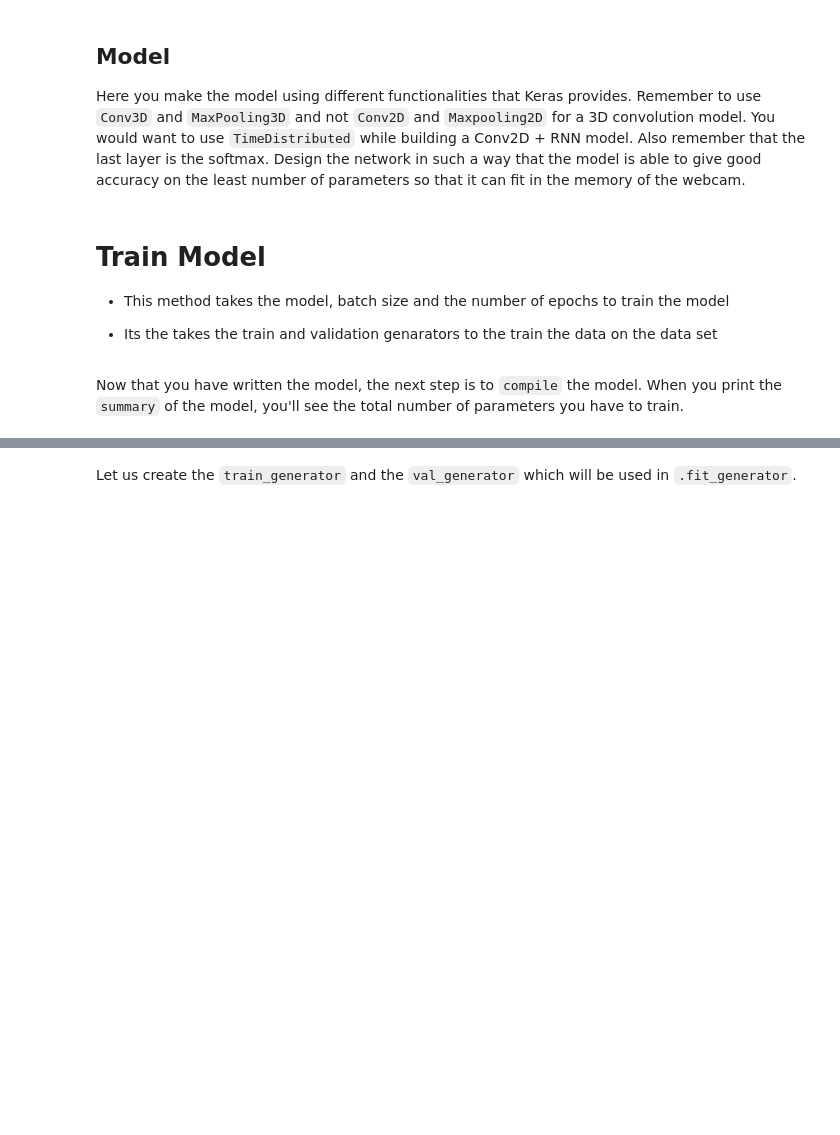
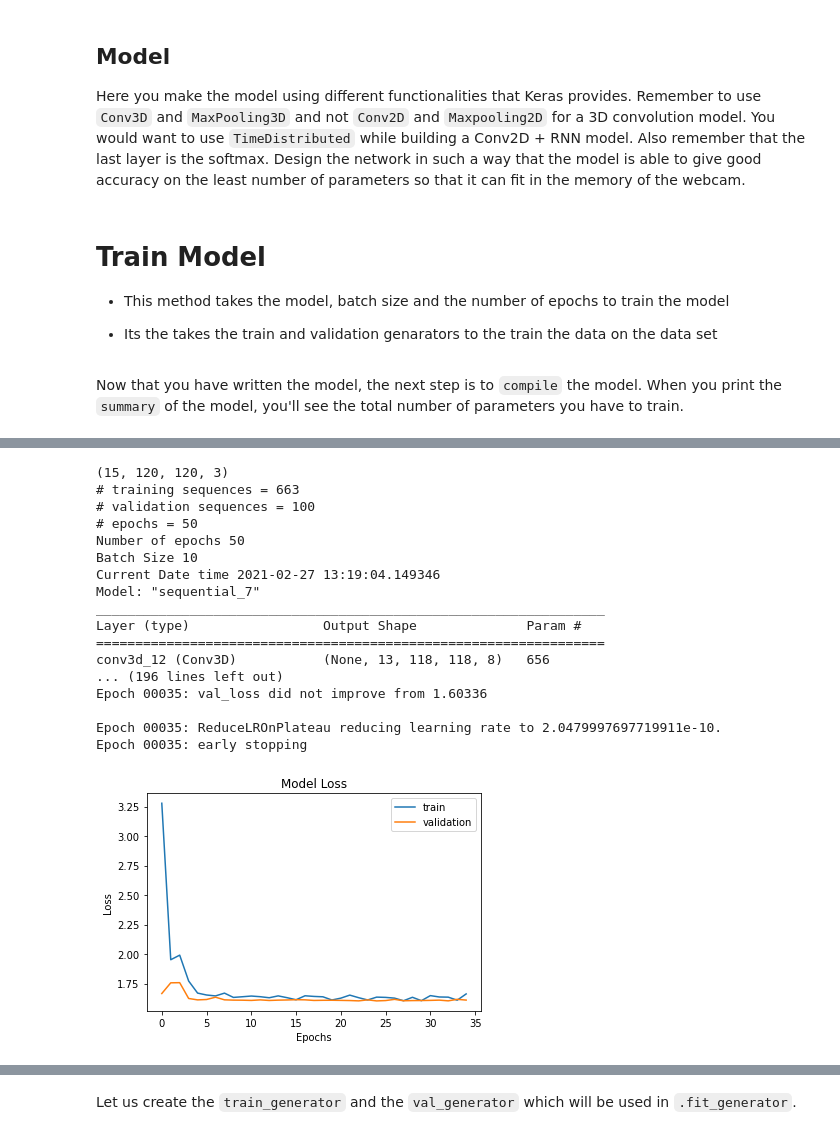
Before and after one commit to ranitha84/gesture_recognition, a Jupyter notebook: Neural_Nets_Project_Starter_Code.ipynb, the cells around one changed output, grey strips where cells are left out. Drawn from its saved outputs; the diff is of its cells as text; code cells hidden in the pictures; blank space fills up the shorter version.

```diff
--- a/Neural_Nets_Project_Starter_Code.ipynb
+++ b/Neural_Nets_Project_Starter_Code.ipynb
@@ -325,7 +339,7 @@ class ModelGenerator:
 
 - Its the takes the train and validation genarators to the train the data on the data set
 # %%
-def train_model( model, batch_size, num_epochs, train_generator, val_generator, optimizer=None):
+def train_model( model, batch_size, num_epochs, train_generator, val_generator, _optimizer=None, learning_rate=0.01):
     curr_dt_time = datetime.datetime.now()
     num_train_sequences = len(train_doc)
     print('# training sequences =', num_train_sequences)
@@ -337,19 +351,14 @@ def train_model( model, batch_size, num_epochs, train_generator, val_generator,
     print('Batch Size {}'.format(batch_size))
     print('Current Date time {}'.format(curr_dt_time))
 
-    if optimizer == None:
-      optimizer = tf.keras.optimizers.Adam(learning_rate=0.01)
-
-    model.compile(optimizer=optimizer, loss='categorical_crossentropy', metrics=['categorical_accuracy'])
-    print (model.summary())
-
+    # Defining call back lists
 
     model_name = 'model_init' + '_' + str(curr_dt_time).replace(' ','').replace(':','_') + '/'
 
     if not os.path.exists(model_name):
         os.mkdir(model_name)
 
-    filepath = model_name + 'model-{epoch:05d}-{loss:.5f}-{categorical_accuracy:.5f}-{val_categorical_accuracy:.5f}.h5'
+    filepath = model_name + 'model-{epoch:05d}-{loss:.5f}-{categorical_accuracy:.5f}-{val_loss:.5f}--{val_categorical_accuracy:.5f}.h5'
 
     checkpoint = ModelCheckpoint(filepath,
                                  monitor='val_loss',
@@ -359,10 +368,20 @@ def train_model( model, batch_size, num_epochs, train_generator, val_generator,
                                  mode='auto')
 
     LR = ReduceLROnPlateau(monitor='val_loss',factor=0.2, patience=2, model='auto', verbose=1)
+    ER = EarlyStopping(monitor='val_loss',patience=10, mode='auto', verbose=1),
 
-    early_stopping = EarlyStopping(monitor='val_loss',patience=10, mode='auto', verbose=1),
 
-    callbacks_list = [checkpoint, LR]
+    callbacks_list = [checkpoint, LR, ER]
+
+    if _optimizer == None:
+      optimizer = tf.keras.optimizers.Adam(learning_rate=learning_rate)
+    elif _optimizer == 'sgd':
+      optimizer = tf.keras.optimizers.SGD(learning_rate=learning_rate)
+      dr = DecayLR()
+      callbacks_list.append(dr)
+
+    model.compile(optimizer=optimizer, loss='categorical_crossentropy', metrics=['categorical_accuracy'])
+    print (model.summary())
 
     if (num_train_sequences%batch_size) == 0:
       steps_per_epoch = int(num_train_sequences/batch_size)
@@ -374,7 +393,7 @@ def train_model( model, batch_size, num_epochs, train_generator, val_generator,
     else:
         validation_steps = (num_val_sequences//batch_size) + 1
 
-    model.fit(train_generator,
+    history = model.fit(train_generator,
               steps_per_epoch=steps_per_epoch,
               epochs=num_epochs,
               verbose=1,
@@ -384,7 +403,7 @@ def train_model( model, batch_size, num_epochs, train_generator, val_generator,
               class_weight=None,
               initial_epoch=0,
               workers=1)
-
+    plot_accuracy(history)
     K.clear_session()
 # %% [markdown]
 Now that you have written the model, the next step is to `compile` the model. When you print the `summary` of the model, you'll see the total number of parameters you have to train.
@@ -390,0 +415,33 @@ Now that you have written the model, the next step is to `compile` the model. Wh
+# %%
+train_gen = AugmentedDataGenerator(mode='train')
+val_gen = AugmentedDataGenerator(mode='val')
+skip_image_size=2
+
+train_generator = train_gen.generator(train_path, train_doc, 20,skip_image_size)
+val_generator = val_gen.generator(val_path, val_doc, 20,skip_image_size)
+
+model_generator = ModelGenerator(input_shape=(15,120,120,3))
+
+model = model_generator.model_cv3D()
+
+num_epochs =50
+train_model(model=model,batch_size=batch_size,num_epochs=num_epochs,train_generator=train_generator,val_generator=val_generator)
+# %% [output]
+(15, 120, 120, 3)
+# training sequences = 663
+# validation sequences = 100
+# epochs = 50
+Number of epochs 50
+Batch Size 10
+Current Date time 2021-02-27 13:19:04.149346
+Model: "sequential_7"
+_________________________________________________________________
+Layer (type)                 Output Shape              Param #
+=================================================================
+conv3d_12 (Conv3D)           (None, 13, 118, 118, 8)   656
+... (196 lines left out)
+Epoch 00035: val_loss did not improve from 1.60336
+
+Epoch 00035: ReduceLROnPlateau reducing learning rate to 2.0479997697719911e-10.
+Epoch 00035: early stopping
+[figure, added]
```
Also changed, not shown: parts of 17 cells of this notebook.
